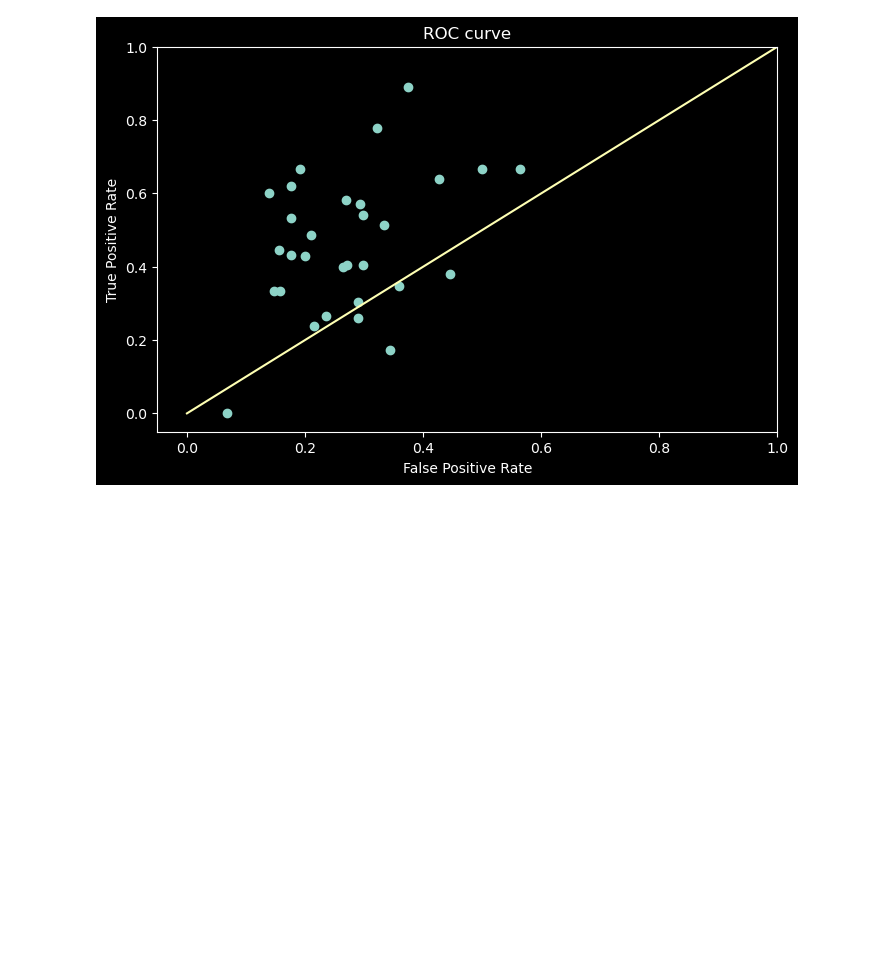
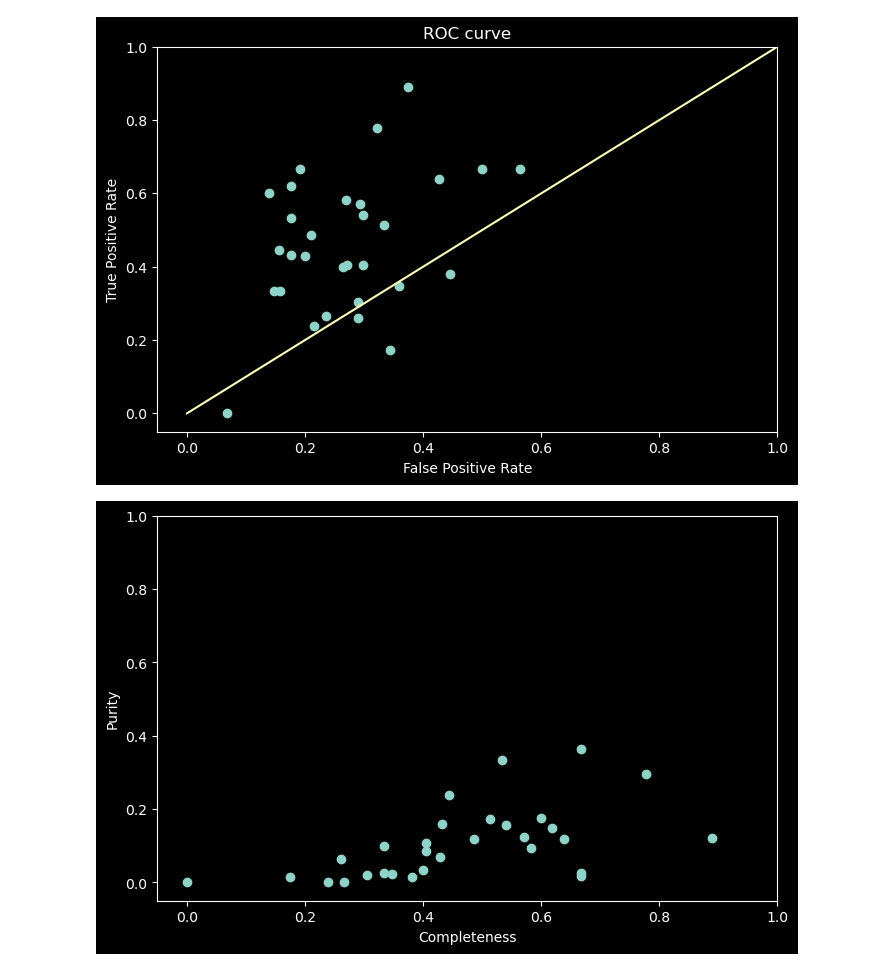
Before and after one commit to JimenaGonzalez/Searching-double-lenses, a Jupyter notebook: vit_cnn_multiclass/results/visual_inspection/Inspection_data/Calibration.ipynb, the cells around one changed output. Cells and saved outputs as stored; diff of their text form; code cells hidden in the pictures; blank space fills up the shorter version.

```diff
--- a/vit_cnn_multiclass/results/visual_inspection/Inspection_data/Calibration.ipynb
+++ b/vit_cnn_multiclass/results/visual_inspection/Inspection_data/Calibration.ipynb
@@ -29,24 +64,23 @@ plt.show()
 # %%
 # calculating all classification rates
-TPR_list, TNR_list, FPR_list = [], [], []
+TPR_list, TNR_list, FPR_list, PUR_list = [], [], [], []
 for i in range(1, 8):
     if(i == 3): continue
     data = pd.read_csv('group' + str(i) + '.csv', sep='\t')
     data_pos = data[data['Jimena'] >= 3]
     data_neg = data[data['Jimena'] <= 2]
-    #print(len(data_pos), len(data_neg))
-    #print(' ')
     for name in (data.columns):
         if(len(name) < 8): continue
+        data_pur = data[data[name] >= 4]
         TPR = len(data_pos[data_pos[name] >= 3])/len(data_pos)
         TNR = len(data_neg[data_neg[name] <= 2])/len(data_neg)
         FPR = len(data_neg[data_neg[name] >= 3])/len(data_neg)
+        PUR = len(data_pur[data_pur['Jimena'] >= 3])/len(data_pur)
+        #print(len(data_pur), len(data_pur[data_pur['Jimena'] >= 3]))
         TPR_list.append(TPR)
         TNR_list.append(TNR)
         FPR_list.append(FPR)
-        #Calculate purity rate:
-
-        #print(TPR, TNR)
+        PUR_list.append(PUR) # Of the ones they gave a 4, which ones I gave a 3 or 4
 # %%
 guessing = np.linspace(0, 1 , 10)
 print(len(FPR_list))
@@ -63,3 +97,13 @@ plt.show()
 # %% [output]
 30
 [figure]
+# %%
+plt.figure(figsize=(8,5))
+plt.xlim(-0.05, 1)
+plt.ylim(-0.05, 1)
+plt.xlabel('Completeness')
+plt.ylabel('Purity')
+plt.plot(TPR_list, PUR_list, 'o')
+plt.show()
+# %% [output]
+[figure, added]
```
Also changed, not shown: parts of 4 cells of this notebook.
